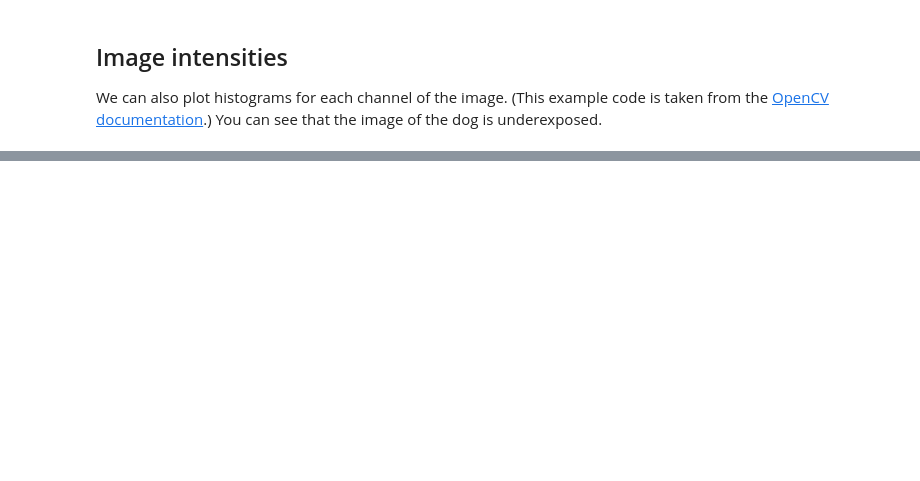
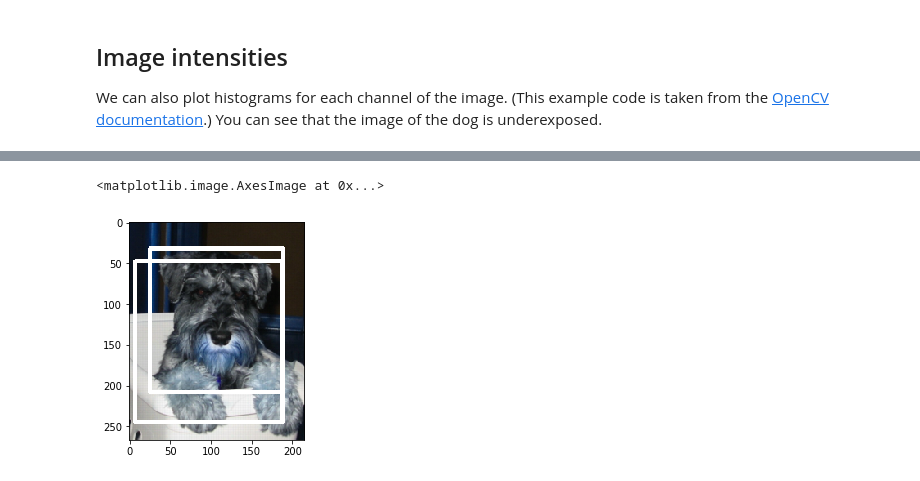
Before and after one commit to radanalyticsio/streaming-lab, a Jupyter notebook: notebooks/opencv-basics.ipynb, the cells around one changed output, grey strips where cells are left out. Cells and saved outputs as stored; diff of their text form; code cells hidden in the pictures; blank space fills up the shorter version.

```diff
--- a/notebooks/opencv-basics.ipynb
+++ b/notebooks/opencv-basics.ipynb
@@ -88,0 +152,5 @@ tfnet = TFNet(options)
+# %%
+plt.imshow(img)
+# %% [output]
+<matplotlib.image.AxesImage at 0x...>
+[figure, added]
```
Also changed, not shown: parts of 12 cells of this notebook.
